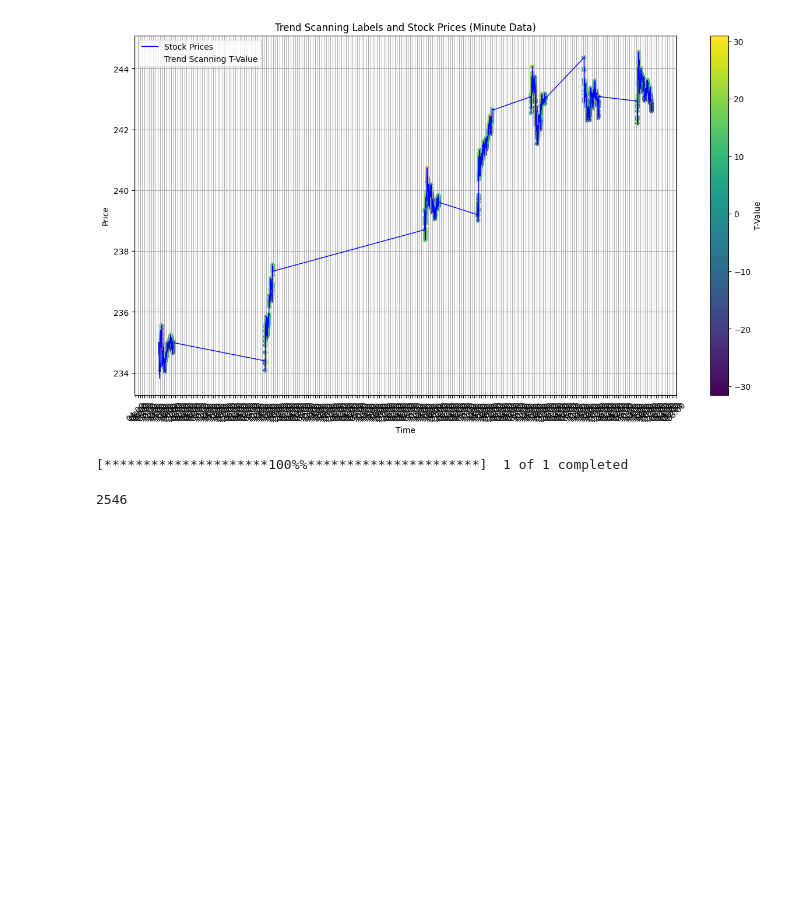
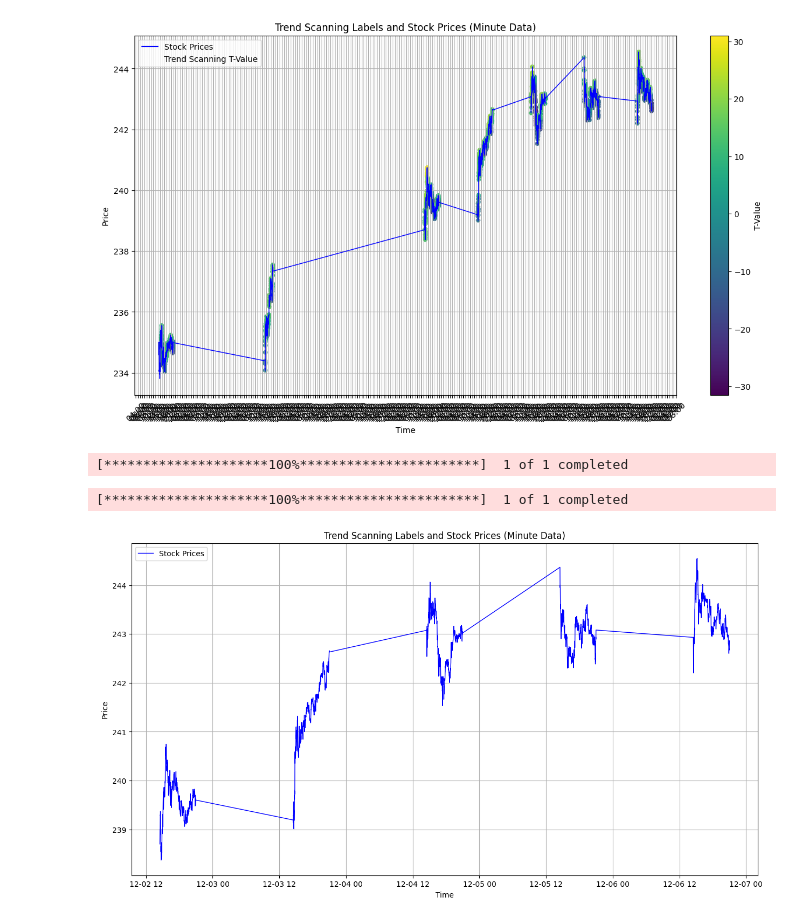
Before and after one commit to SvenTern/algotrade, a Jupyter notebook: mlfinlab_tradetest_main.ipynb, the cells around one changed output. Saved outputs shown, nothing was run; the diff lists cells and outputs as text; code cells hidden in the pictures; blank space fills up the shorter version.

```diff
--- a/mlfinlab_tradetest_main.ipynb
+++ b/mlfinlab_tradetest_main.ipynb
@@ -231,9 +234,60 @@ plt.show()
 [figure]
 # %%
 close_prices = yf.download(
-    tickers="AAPL", period = "7d", interval="1m"
+    tickers="AAPL", period = "5d", interval="1m"
 )
-close_prices['Adj Close']
+close_prices.to_csv('AAPL.csv')
 # %% [output]
-[*********************100%%**********************]  1 of 1 completed
+[*********************100%***********************]  1 of 1 completed
-2546
+# %%
+import matplotlib.dates as mdates
+
+# Loading EEM ETF daily close prices during the financial crises
+close_prices = yf.download(
+    tickers="AAPL", period = "5d", interval="1m"
+)["Adj Close"]
+
+# Getting indexes that we want to label
+t_events = close_prices.index
+
+# Fitting regressions to various windows up to 20 days back, using a minimum sample length of 5
+#trend_labels = trend_scanning_labels(
+#    close_prices, t_events, observation_window=60, look_forward=False, min_sample_length=10,
+#)
+
+# Plotting the results
+# Создаем график
+fig, ax = plt.subplots(figsize=(15, 8))
+
+# Отображаем цены акций
+ax.plot(close_prices.index, close_prices.values, label="Stock Prices", color="blue", linewidth=1)
+
+# Добавляем результаты `trend_scanning_labels` как точки с цветовой градацией
+#scatter = ax.scatter(
+#    x=close_prices.index,
+#    y=close_prices.values,
+#    c=trend_labels["t_value"],
+#    cmap="viridis",
+#    s=20,
+#    label="Trend Scanning T-Value"
+#)
+
+# Настраиваем формат времени на оси X
+#ax.xaxis.set_major_formatter(mdates.DateFormatter("%H:%M"))
+#ax.xaxis.set_major_locator(mdates.HourLocator(interval=1))
+#plt.xticks(rotation=45)
+
+# Добавляем цветовую шкалу
+#cbar = plt.colorbar(scatter, ax=ax)
+#cbar.set_label("T-Value")
+
+# Настройки графика
+plt.title("Trend Scanning Labels and Stock Prices (Minute Data)")
+plt.xlabel("Time")
+plt.ylabel("Price")
+plt.legend()
+plt.grid(True)
+plt.show()
+# %% [output]
+[*********************100%***********************]  1 of 1 completed
+[figure, added]
```
Also changed, not shown: parts of 3 cells of this notebook.
